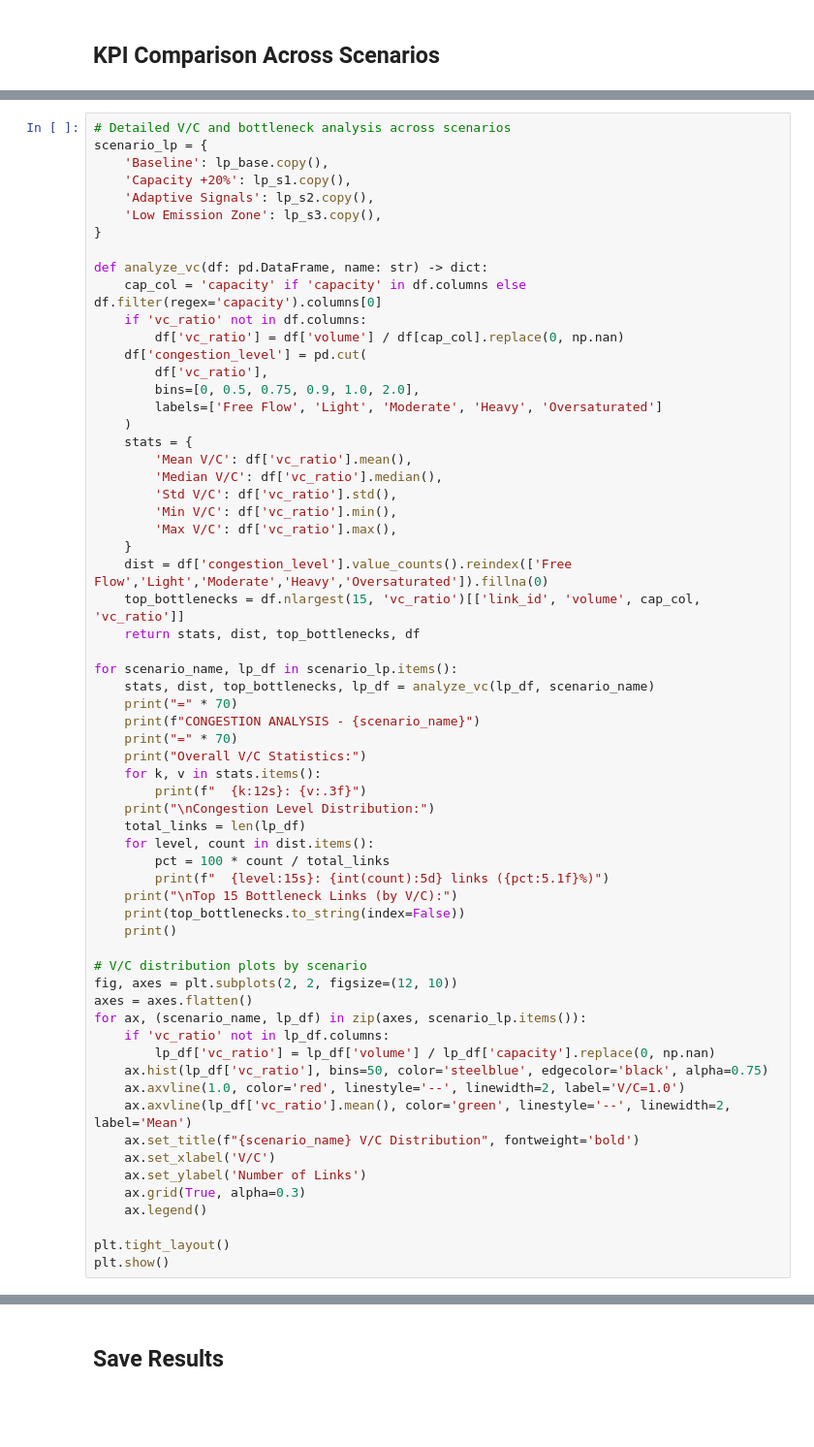
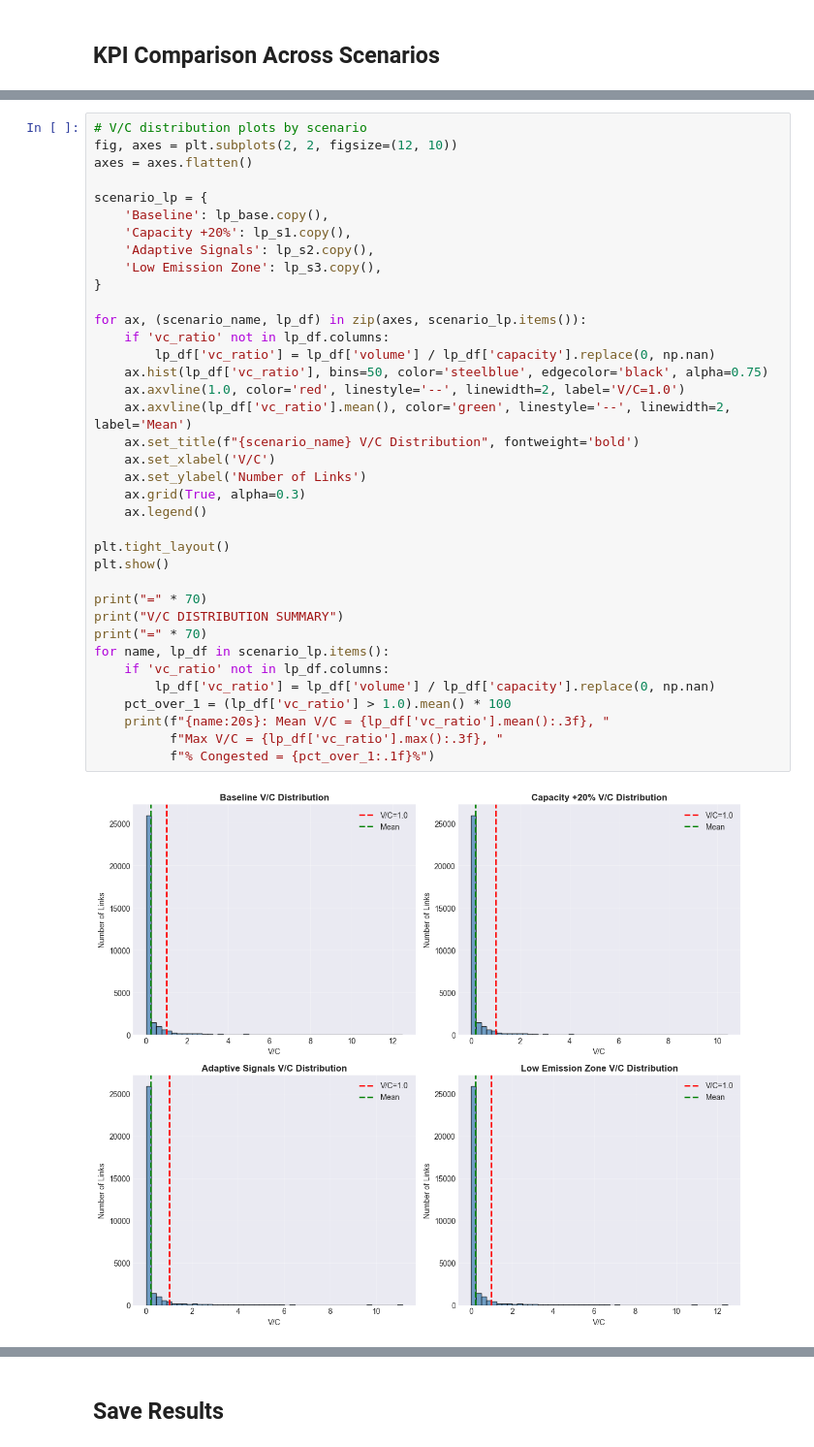
Before and after one commit to antoinekc8/DOTNET_project, a Jupyter notebook: notebook/antoine cba mca analysis.ipynb, the cells around one changed output, grey strips where cells are left out. Shown at 97% size. Cells and saved outputs as stored; diff of their text form; blank space fills up the shorter version.

```diff
--- a/notebook/antoine cba mca analysis.ipynb
+++ b/notebook/antoine cba mca analysis.ipynb
@@ -360,65 +390,40 @@ Low Emission Zone      151373.4    1.377964e+09  0.246488 12.483968     6.757780
 # %%
-# Detailed V/C and bottleneck analysis across scenarios
+# V/C distribution plots by scenario
+fig, axes = plt.subplots(2, 2, figsize=(12, 10))
+axes = axes.flatten()
+
 scenario_lp = {
     'Baseline': lp_base.copy(),
     'Capacity +20%': lp_s1.copy(),
     'Adaptive Signals': lp_s2.copy(),
     'Low Emission Zone': lp_s3.copy(),
 }
 
-def analyze_vc(df: pd.DataFrame, name: str) -> dict:
-    cap_col = 'capacity' if 'capacity' in df.columns else df.filter(regex='capacity').columns[0]
-    if 'vc_ratio' not in df.columns:
-        df['vc_ratio'] = df['volume'] / df[cap_col].replace(0, np.nan)
-    df['congestion_level'] = pd.cut(
-        df['vc_ratio'],
-        bins=[0, 0.5, 0.75, 0.9, 1.0, 2.0],
-        labels=['Free Flow', 'Light', 'Moderate', 'Heavy', 'Oversaturated']
-    )
-    stats = {
-        'Mean V/C': df['vc_ratio'].mean(),
-        'Median V/C': df['vc_ratio'].median(),
-        'Std V/C': df['vc_ratio'].std(),
-        'Min V/C': df['vc_ratio'].min(),
-        'Max V/C': df['vc_ratio'].max(),
-    }
-    dist = df['congestion_level'].value_counts().reindex(['Free Flow','Light','Moderate','Heavy','Oversaturated']).fillna(0)
-    top_bottlenecks = df.nlargest(15, 'vc_ratio')[['link_id', 'volume', cap_col, 'vc_ratio']]
-    return stats, dist, top_bottlenecks, df
-
-for scenario_name, lp_df in scenario_lp.items():
-    stats, dist, top_bottlenecks, lp_df = analyze_vc(lp_df, scenario_name)
-    print("=" * 70)
-    print(f"CONGESTION ANALYSIS - {scenario_name}")
-    print("=" * 70)
-    print("Overall V/C Statistics:")
-    for k, v in stats.items():
-        print(f"  {k:12s}: {v:.3f}")
-    print("\nCongestion Level Distribution:")
-    total_links = len(lp_df)
-    for level, count in dist.items():
-        pct = 100 * count / total_links
-        print(f"  {level:15s}: {int(count):5d} links ({pct:5.1f}%)")
-    print("\nTop 15 Bottleneck Links (by V/C):")
-    print(top_bottlenecks.to_string(index=False))
-    print()
-
-# V/C distribution plots by scenario
-fig, axes = plt.subplots(2, 2, figsize=(12, 10))
-axes = axes.flatten()
 for ax, (scenario_name, lp_df) in zip(axes, scenario_lp.items()):
     if 'vc_ratio' not in lp_df.columns:
         lp_df['vc_ratio'] = lp_df['volume'] / lp_df['capacity'].replace(0, np.nan)
     ax.hist(lp_df['vc_ratio'], bins=50, color='steelblue', edgecolor='black', alpha=0.75)
     ax.axvline(1.0, color='red', linestyle='--', linewidth=2, label='V/C=1.0')
     ax.axvline(lp_df['vc_ratio'].mean(), color='green', linestyle='--', linewidth=2, label='Mean')
     ax.set_title(f"{scenario_name} V/C Distribution", fontweight='bold')
     ax.set_xlabel('V/C')
     ax.set_ylabel('Number of Links')
     ax.grid(True, alpha=0.3)
     ax.legend()
 
 plt.tight_layout()
 plt.show()
+
+print("=" * 70)
+print("V/C DISTRIBUTION SUMMARY")
+print("=" * 70)
+for name, lp_df in scenario_lp.items():
+    if 'vc_ratio' not in lp_df.columns:
+        lp_df['vc_ratio'] = lp_df['volume'] / lp_df['capacity'].replace(0, np.nan)
+    pct_over_1 = (lp_df['vc_ratio'] > 1.0).mean() * 100
+    print(f"{name:20s}: Mean V/C = {lp_df['vc_ratio'].mean():.3f}, "
+          f"Max V/C = {lp_df['vc_ratio'].max():.3f}, "
+          f"% Congested = {pct_over_1:.1f}%")
 # %% [output]
+[figure, new version]
 ======================================================================
```
Also changed, not shown: parts of 18 cells of this notebook.
